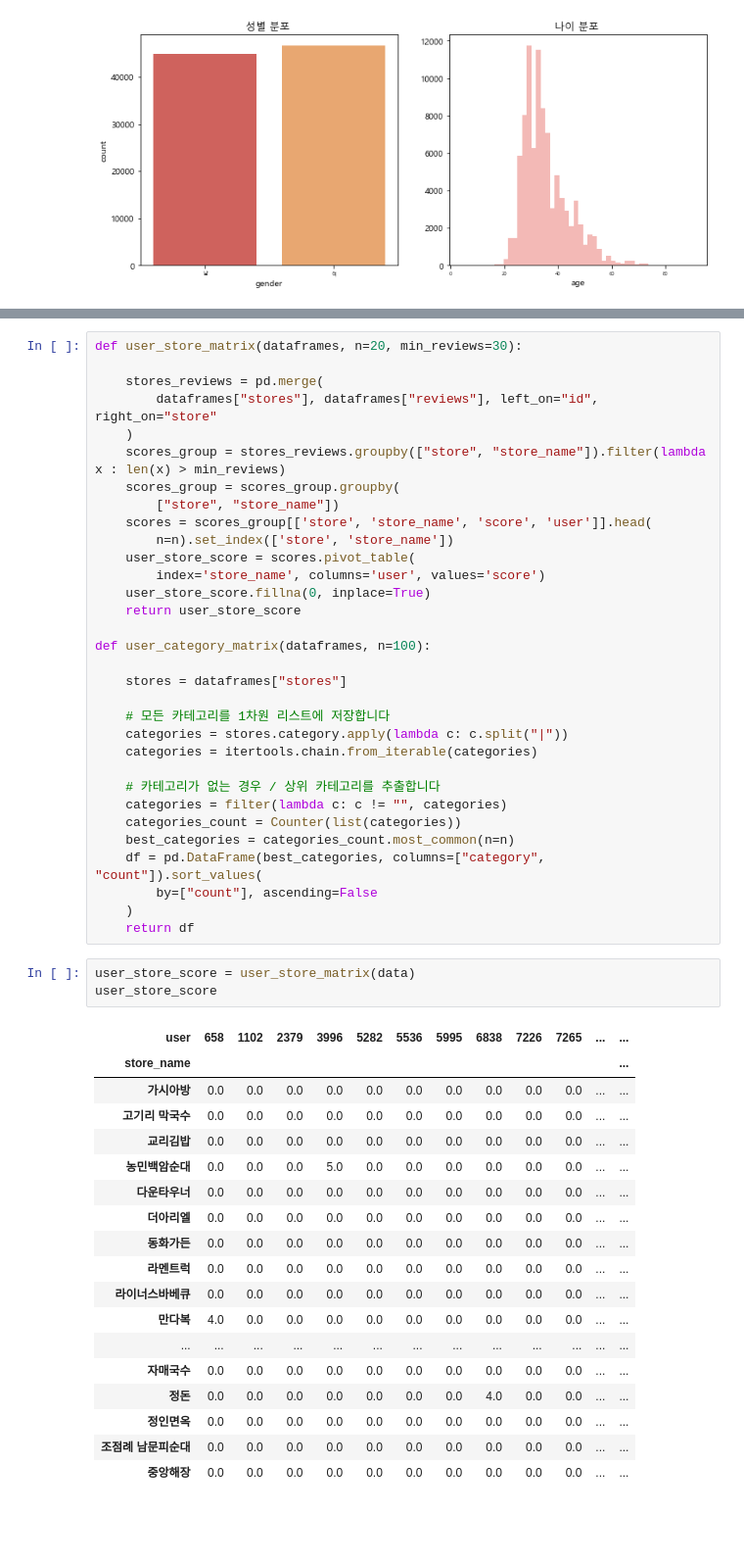
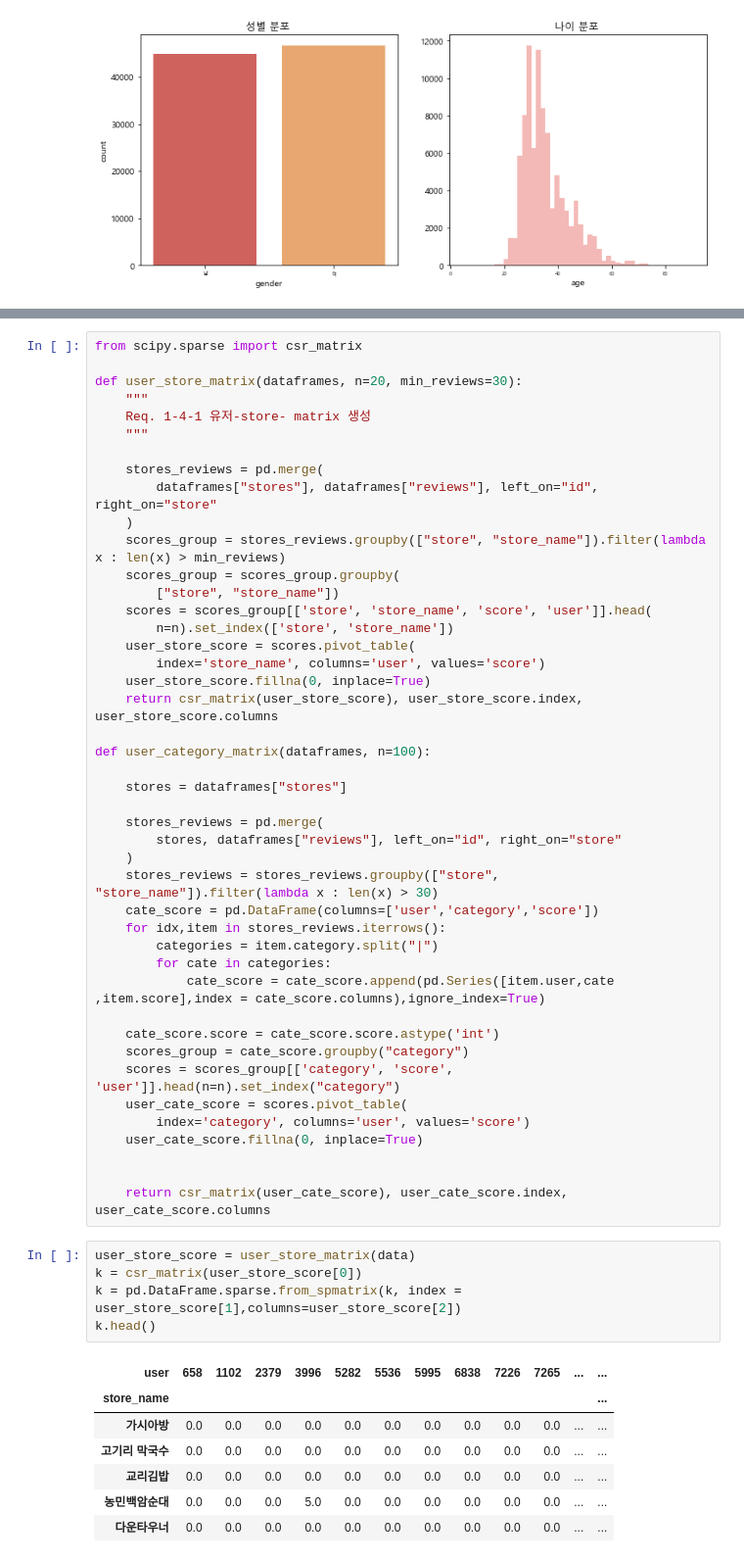
Before and after one commit to GyuYoungCho/BOOKS, a Jupyter notebook: test.ipynb, the cells around one changed output, grey strips where cells are left out. Shown at 98% size. Drawn from its saved outputs; the diff is of its cells as text; blank space fills up the shorter version.

```diff
--- a/test.ipynb
+++ b/test.ipynb
@@ -438,7 +438,12 @@ show_stores_distribution_graph(data)
 # %% [output]
 [interactive output not drawn]
 # %%
+from scipy.sparse import csr_matrix
+
 def user_store_matrix(dataframes, n=20, min_reviews=30):
+    """
+    Req. 1-4-1 유저-store- matrix 생성
+    """
 
     stores_reviews = pd.merge(
         dataframes["stores"], dataframes["reviews"], left_on="id", right_on="store"
@@ -451,43 +456,41 @@ def user_store_matrix(dataframes, n=20, min_reviews=30):
     user_store_score = scores.pivot_table(
         index='store_name', columns='user', values='score')
     user_store_score.fillna(0, inplace=True)
-    return user_store_score
+    return csr_matrix(user_store_score), user_store_score.index, user_store_score.columns
 
 def user_category_matrix(dataframes, n=100):
 
     stores = dataframes["stores"]
 
-    # 모든 카테고리를 1차원 리스트에 저장합니다
-    categories = stores.category.apply(lambda c: c.split("|"))
-    categories = itertools.chain.from_iterable(categories)
+    stores_reviews = pd.merge(
+        stores, dataframes["reviews"], left_on="id", right_on="store"
+    )
+    stores_reviews = stores_reviews.groupby(["store", "store_name"]).filter(lambda x : len(x) > 30)
+    cate_score = pd.DataFrame(columns=['user','category','score'])
+    for idx,item in stores_reviews.iterrows():
+        categories = item.category.split("|")
+        for cate in categories:
+            cate_score = cate_score.append(pd.Series([item.user,cate ,item.score],index = cate_score.columns),ignore_index=True)
 
-    # 카테고리가 없는 경우 / 상위 카테고리를 추출합니다
-    categories = filter(lambda c: c != "", categories)
-    categories_count = Counter(list(categories))
-    best_categories = categories_count.most_common(n=n)
-    df = pd.DataFrame(best_categories, columns=["category", "count"]).sort_values(
-        by=["count"], ascending=False
-    )
-    return df
+    cate_score.score = cate_score.score.astype('int')
+    scores_group = cate_score.groupby("category")
+    scores = scores_group[['category', 'score', 'user']].head(n=n).set_index("category")
+    user_cate_score = scores.pivot_table(
+        index='category', columns='user', values='score')
+    user_cate_score.fillna(0, inplace=True)
+
+
+    return csr_matrix(user_cate_score), user_cate_score.index, user_cate_score.columns
 # %%
 user_store_score = user_store_matrix(data)
-user_store_score
+k = csr_matrix(user_store_score[0])
+k = pd.DataFrame.sparse.from_spmatrix(k, index = user_store_score[1],columns=user_store_score[2])
+k.head()
 # %% [output]
 | user | 658 | 1102 | 2379 | 3996 | 5282 | 5536 | 5995 | 6838 | 7226 | 7265 | ... | ... |
 | store_name |  |  |  |  |  |  |  |  |  |  |  | ... |
 | 가시아방 | 0.0 | 0.0 | 0.0 | 0.0 | 0.0 | 0.0 | 0.0 | 0.0 | 0.0 | 0.0 | ... | ... |
 | 고기리 막국수 | 0.0 | 0.0 | 0.0 | 0.0 | 0.0 | 0.0 | 0.0 | 0.0 | 0.0 | 0.0 | ... | ... |
 | 교리김밥 | 0.0 | 0.0 | 0.0 | 0.0 | 0.0 | 0.0 | 0.0 | 0.0 | 0.0 | 0.0 | ... | ... |
 | 농민백암순대 | 0.0 | 0.0 | 0.0 | 5.0 | 0.0 | 0.0 | 0.0 | 0.0 | 0.0 | 0.0 | ... | ... |
 | 다운타우너 | 0.0 | 0.0 | 0.0 | 0.0 | 0.0 | 0.0 | 0.0 | 0.0 | 0.0 | 0.0 | ... | ... |
-| 더아리엘 | 0.0 | 0.0 | 0.0 | 0.0 | 0.0 | 0.0 | 0.0 | 0.0 | 0.0 | 0.0 | ... | ... |
-| 동화가든 | 0.0 | 0.0 | 0.0 | 0.0 | 0.0 | 0.0 | 0.0 | 0.0 | 0.0 | 0.0 | ... | ... |
-| 라멘트럭 | 0.0 | 0.0 | 0.0 | 0.0 | 0.0 | 0.0 | 0.0 | 0.0 | 0.0 | 0.0 | ... | ... |
-| 라이너스바베큐 | 0.0 | 0.0 | 0.0 | 0.0 | 0.0 | 0.0 | 0.0 | 0.0 | 0.0 | 0.0 | ... | ... |
-| 만다복 | 4.0 | 0.0 | 0.0 | 0.0 | 0.0 | 0.0 | 0.0 | 0.0 | 0.0 | 0.0 | ... | ... |
-| ... | ... | ... | ... | ... | ... | ... | ... | ... | ... | ... | ... | ... |
-| 자매국수 | 0.0 | 0.0 | 0.0 | 0.0 | 0.0 | 0.0 | 0.0 | 0.0 | 0.0 | 0.0 | ... | ... |
-| 정돈 | 0.0 | 0.0 | 0.0 | 0.0 | 0.0 | 0.0 | 0.0 | 4.0 | 0.0 | 0.0 | ... | ... |
-| 정인면옥 | 0.0 | 0.0 | 0.0 | 0.0 | 0.0 | 0.0 | 0.0 | 0.0 | 0.0 | 0.0 | ... | ... |
-| 조점례 남문피순대 | 0.0 | 0.0 | 0.0 | 0.0 | 0.0 | 0.0 | 0.0 | 0.0 | 0.0 | 0.0 | ... | ... |
-| 중앙해장 | 0.0 | 0.0 | 0.0 | 0.0 | 0.0 | 0.0 | 0.0 | 0.0 | 0.0 | 0.0 | ... | ... |
```
Also changed, not shown: parts of 2 cells of this notebook, 2 other files.
